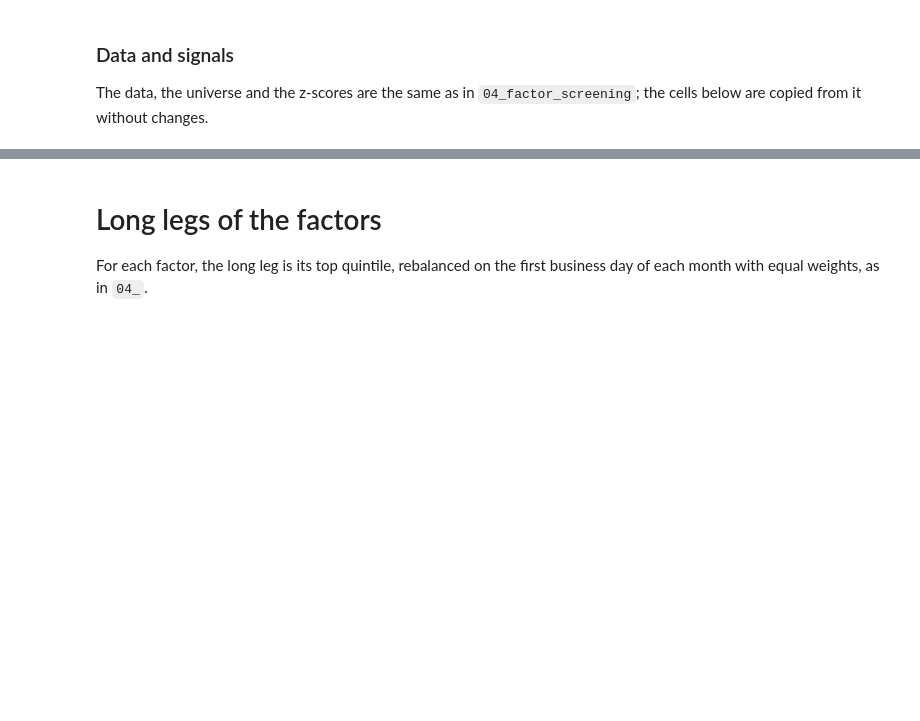
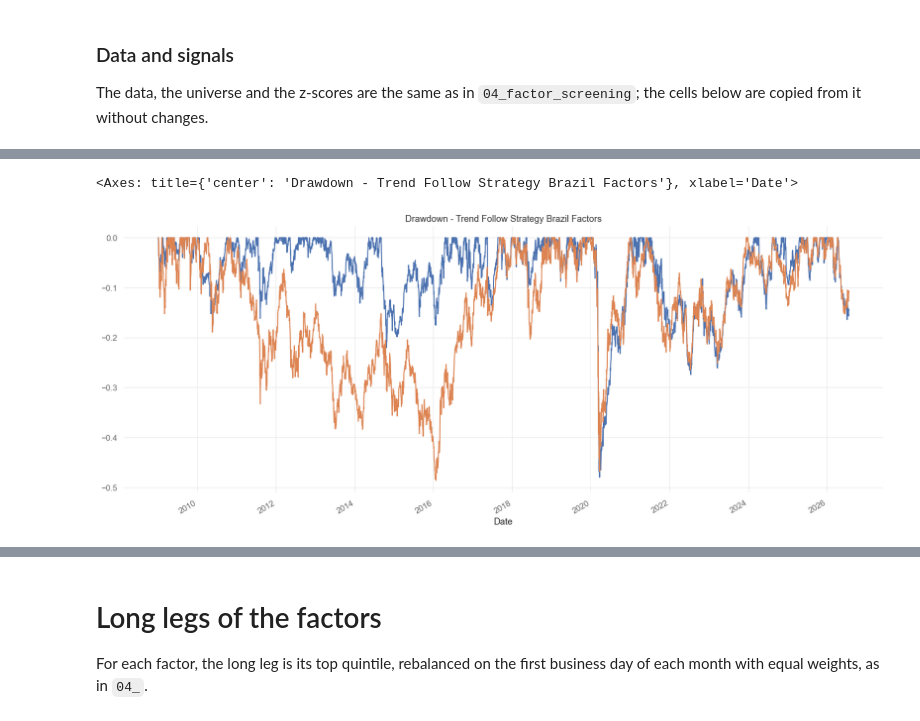
Before and after one commit to pedroandion/brazil-equity-factors, a Jupyter notebook: 06_factor_trend_long_only.ipynb, the cells around one changed output, grey strips where cells are left out. Drawn from its saved outputs; the diff is of its cells as text; code cells hidden in the pictures; blank space fills up the shorter version.

```diff
--- a/06_factor_trend_long_only.ipynb
+++ b/06_factor_trend_long_only.ipynb
@@ -318,0 +437,6 @@ trend_factors = ['Value Composite', 'Profitability Composite', 'Growth Composite
+# %%
+qs.stats.to_drawdown_series(quintiles_returns_df['Top 20']).plot(figsize = (20,8), title = 'Drawdown - Trend Follow Strategy Brazil Factors', label = 'Trend Follow')
+qs.stats.to_drawdown_series(benchmarks['IBOV'].loc[quintiles_returns_df.index]).plot(figsize = (20,8), title = 'Drawdown - Trend Follow Strategy Brazil Factors', label = 'IBOV')
+# %% [output]
+<Axes: title={'center': 'Drawdown - Trend Follow Strategy Brazil Factors'}, xlabel='Date'>
+[figure, added]
```
Also changed, not shown: parts of 14 cells of this notebook.
